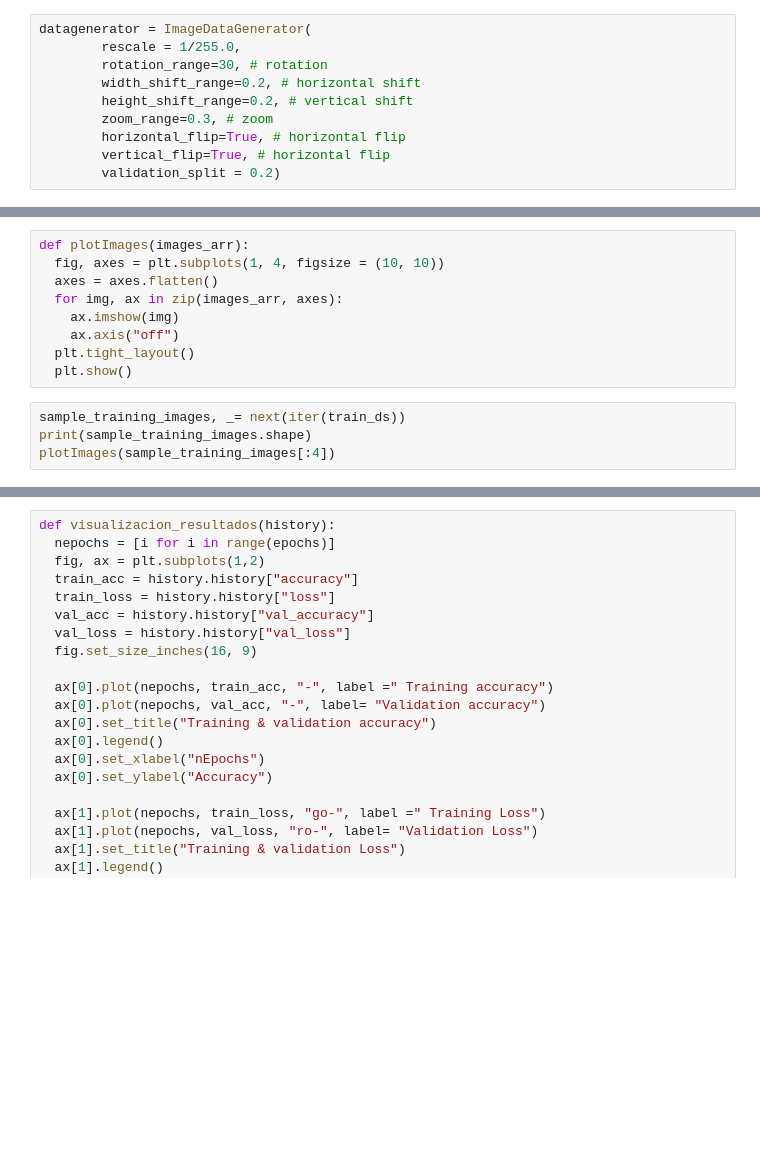
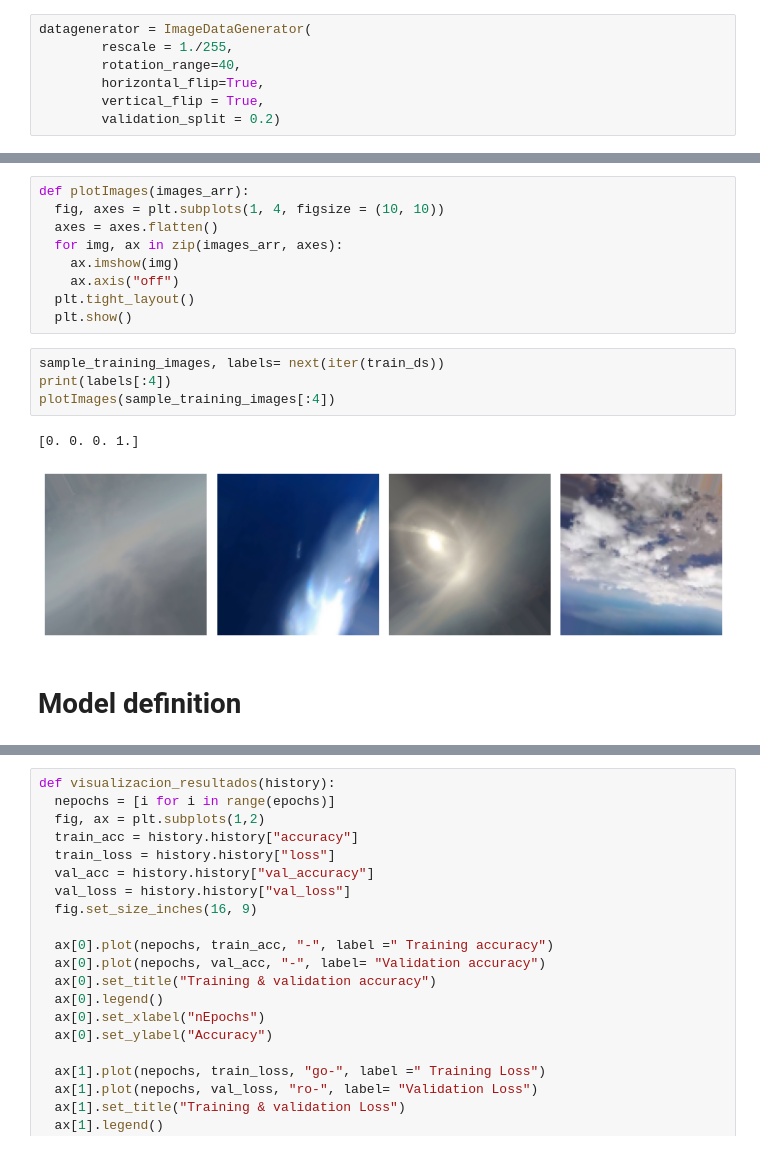
Before and after one commit to ChristianConchari/Strathospheric-ballon-earth-observation-gathered-imagery-classification-through-TinyML, a Jupyter notebook: classification_model_ballon.ipynb, the cells around one changed output, grey strips where cells are left out. Drawn from its saved outputs; the diff is of its cells as text; blank space fills up the shorter version.

```diff
--- a/classification_model_ballon.ipynb
+++ b/classification_model_ballon.ipynb
@@ -20,12 +44,9 @@ drive.mount('/content/gdrive')
 # %%
 datagenerator = ImageDataGenerator(
-        rescale = 1/255.0,
-        rotation_range=30, # rotation
-        width_shift_range=0.2, # horizontal shift
-        height_shift_range=0.2, # vertical shift
-        zoom_range=0.3, # zoom
-        horizontal_flip=True, # horizontal flip
-        vertical_flip=True, # horizontal flip
+        rescale = 1./255,
+        rotation_range=40,
+        horizontal_flip=True,
+        vertical_flip = True,
         validation_split = 0.2)
 # %%
 training_data = '/content/data_training_balloon'
@@ -63,9 +87,14 @@ def plotImages(images_arr):
   plt.tight_layout()
   plt.show()
 # %%
-sample_training_images, _= next(iter(train_ds))
-print(sample_training_images.shape)
+sample_training_images, labels= next(iter(train_ds))
+print(labels[:4])
 plotImages(sample_training_images[:4])
+# %% [output]
+[0. 0. 0. 1.]
+[figure, added]
+# %% [markdown]
+# Model definition
 # %%
 model_cnn = keras.models.Sequential()
 
```
Also changed, not shown: parts of 21 cells of this notebook.
